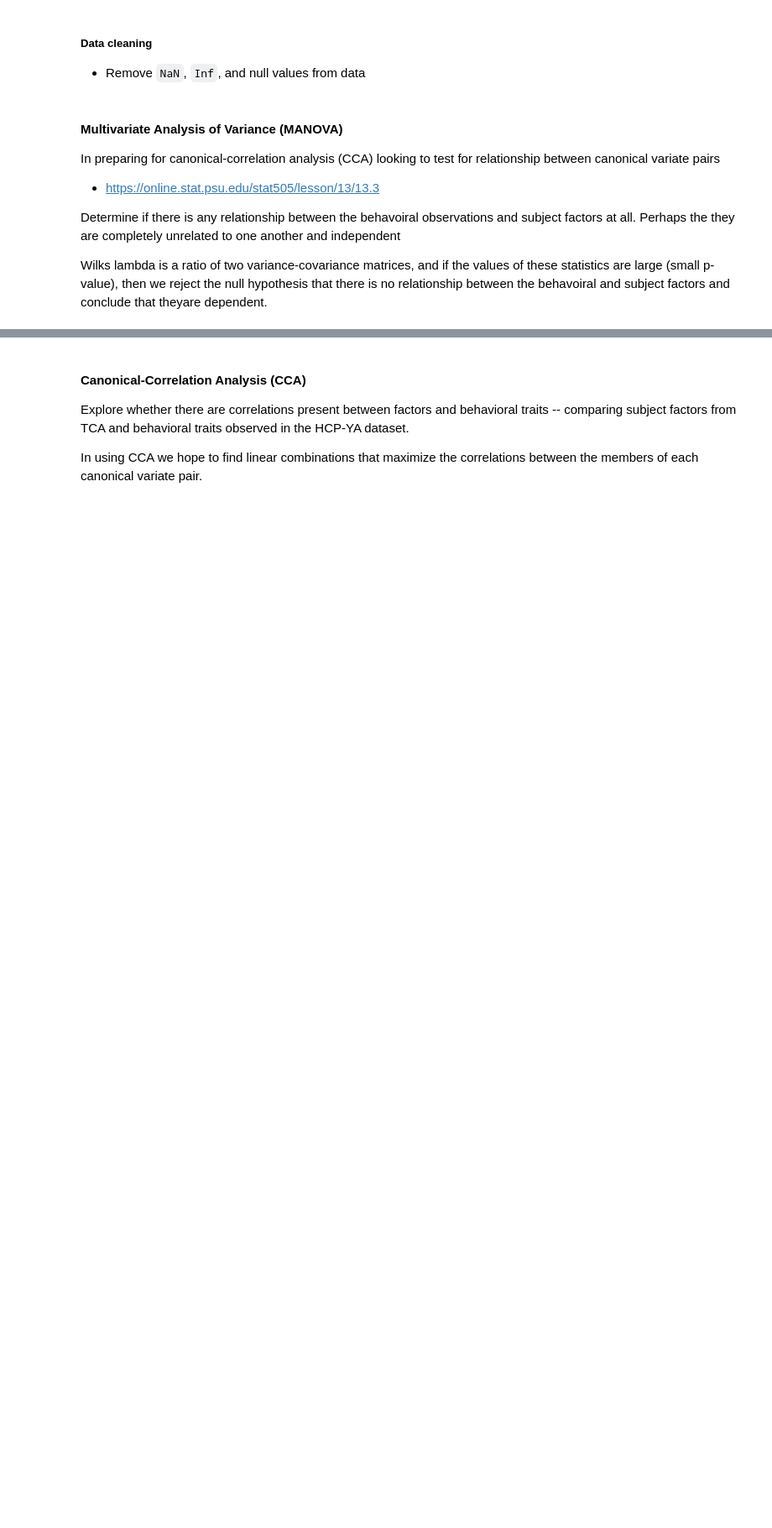
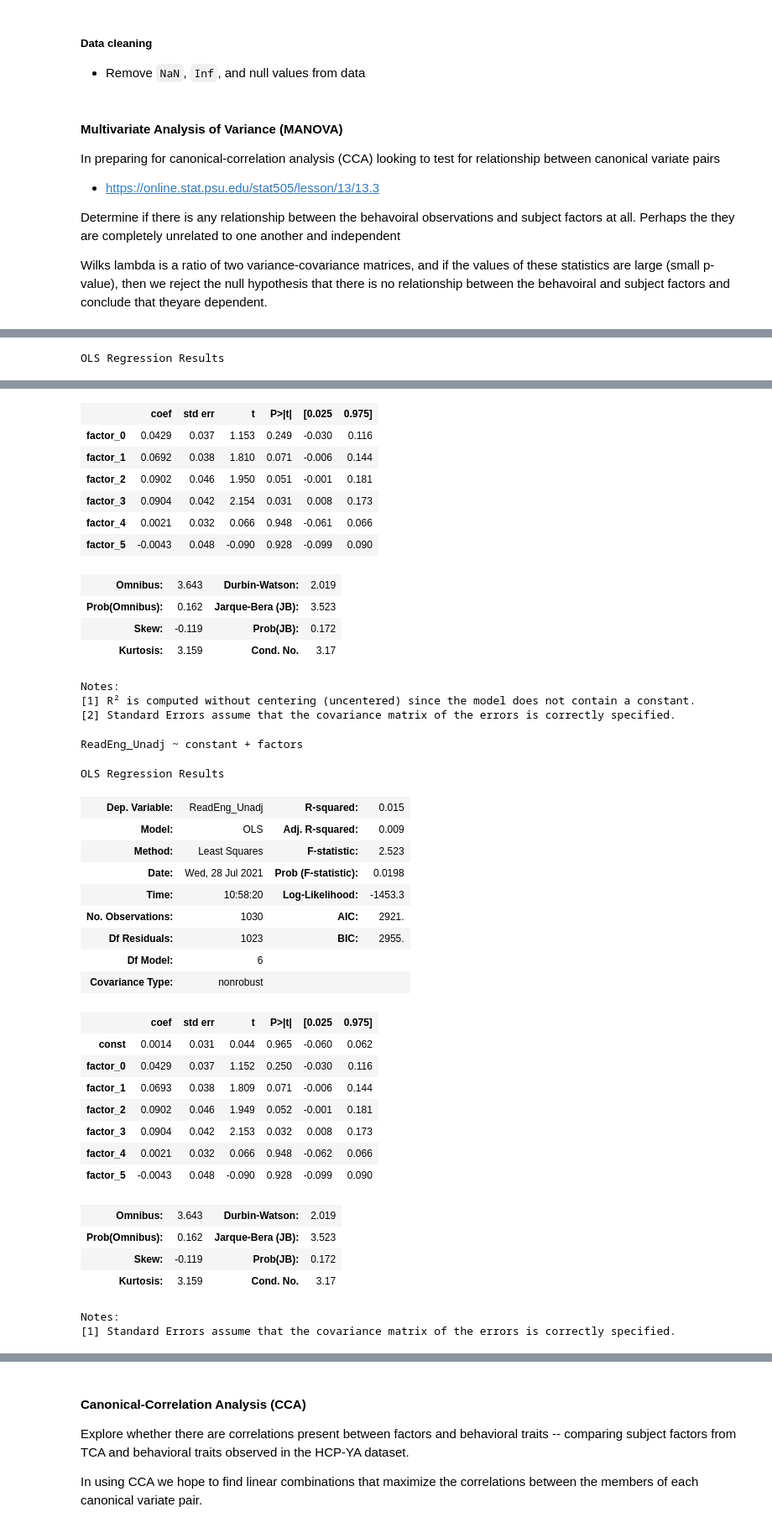
Before and after one commit to bloomdt-uw/callosum_microstructure, a Jupyter notebook: HCP-YA-TCA.ipynb, the cells around one changed output, grey strips where cells are left out. Shown at 84% size. Saved outputs shown, nothing was run; the diff lists cells and outputs as text; code cells hidden in the pictures; blank space fills up the shorter version.

Commit message:
OLS reading and TCA subject factors

```diff
--- a/HCP-YA-TCA.ipynb
+++ b/HCP-YA-TCA.ipynb
@@ -361,3 +371,21 @@ def _manova_reading(X, Y):
+# %%
+def _linear_model_reading(X, Y):
+    import statsmodels.api as sm
+    X.reset_index(drop=True, inplace=True)
+    X = X.add_prefix('factor_')
+    Y.reset_index(drop=True, inplace=True)
+    y = Y['ReadEng_Unadj']
+
+    print('ReadEng_Unadj ~ factors')
+    model = sm.OLS(endog=y, exog=X)
+    results = model.fit()
+    display(results.summary())
+
+    print('ReadEng_Unadj ~ constant + factors')
+    X = sm.add_constant(X)
+    model = sm.OLS(endog=y, exog=X)
+    results = model.fit()
+    display(results.summary())
 # %%
-_manova_reading(cog_sub_fact_df, cog_df)
+_linear_model_reading(cog_sub_fact_df, cog_df)
 # %% [output]
@@ -383,0 +393 @@ _manova_reading(cog_sub_fact_df, cog_df)
+OLS Regression Results
@@ -383,0 +403,39 @@ _manova_reading(cog_sub_fact_df, cog_df)
+|  | coef | std err | t | P>|t| | [0.025 | 0.975] |
+| factor_0 | 0.0429 | 0.037 | 1.153 | 0.249 | -0.030 | 0.116 |
+| factor_1 | 0.0692 | 0.038 | 1.810 | 0.071 | -0.006 | 0.144 |
+| factor_2 | 0.0902 | 0.046 | 1.950 | 0.051 | -0.001 | 0.181 |
+| factor_3 | 0.0904 | 0.042 | 2.154 | 0.031 | 0.008 | 0.173 |
+| factor_4 | 0.0021 | 0.032 | 0.066 | 0.948 | -0.061 | 0.066 |
+| factor_5 | -0.0043 | 0.048 | -0.090 | 0.928 | -0.099 | 0.090 |
+| Omnibus: | 3.643 | Durbin-Watson: | 2.019 |
+| Prob(Omnibus): | 0.162 | Jarque-Bera (JB): | 3.523 |
+| Skew: | -0.119 | Prob(JB): | 0.172 |
+| Kurtosis: | 3.159 | Cond. No. | 3.17 |
+Notes:
+[1] R² is computed without centering (uncentered) since the model does not contain a constant.
+[2] Standard Errors assume that the covariance matrix of the errors is correctly specified.
+ReadEng_Unadj ~ constant + factors
+OLS Regression Results
+| Dep. Variable: | ReadEng_Unadj | R-squared: | 0.015 |
+| Model: | OLS | Adj. R-squared: | 0.009 |
+| Method: | Least Squares | F-statistic: | 2.523 |
+| Date: | Wed, 28 Jul 2021 | Prob (F-statistic): | 0.0198 |
+| Time: | 10:58:20 | Log-Likelihood: | -1453.3 |
+| No. Observations: | 1030 | AIC: | 2921. |
+| Df Residuals: | 1023 | BIC: | 2955. |
+| Df Model: | 6 |  |  |
+| Covariance Type: | nonrobust |  |  |
+|  | coef | std err | t | P>|t| | [0.025 | 0.975] |
+| const | 0.0014 | 0.031 | 0.044 | 0.965 | -0.060 | 0.062 |
+| factor_0 | 0.0429 | 0.037 | 1.152 | 0.250 | -0.030 | 0.116 |
+| factor_1 | 0.0693 | 0.038 | 1.809 | 0.071 | -0.006 | 0.144 |
+| factor_2 | 0.0902 | 0.046 | 1.949 | 0.052 | -0.001 | 0.181 |
+| factor_3 | 0.0904 | 0.042 | 2.153 | 0.032 | 0.008 | 0.173 |
+| factor_4 | 0.0021 | 0.032 | 0.066 | 0.948 | -0.062 | 0.066 |
+| factor_5 | -0.0043 | 0.048 | -0.090 | 0.928 | -0.099 | 0.090 |
+| Omnibus: | 3.643 | Durbin-Watson: | 2.019 |
+| Prob(Omnibus): | 0.162 | Jarque-Bera (JB): | 3.523 |
+| Skew: | -0.119 | Prob(JB): | 0.172 |
+| Kurtosis: | 3.159 | Cond. No. | 3.17 |
+Notes:
+[1] Standard Errors assume that the covariance matrix of the errors is correctly specified.
```
Also changed, not shown: parts of 9 cells of this notebook.
